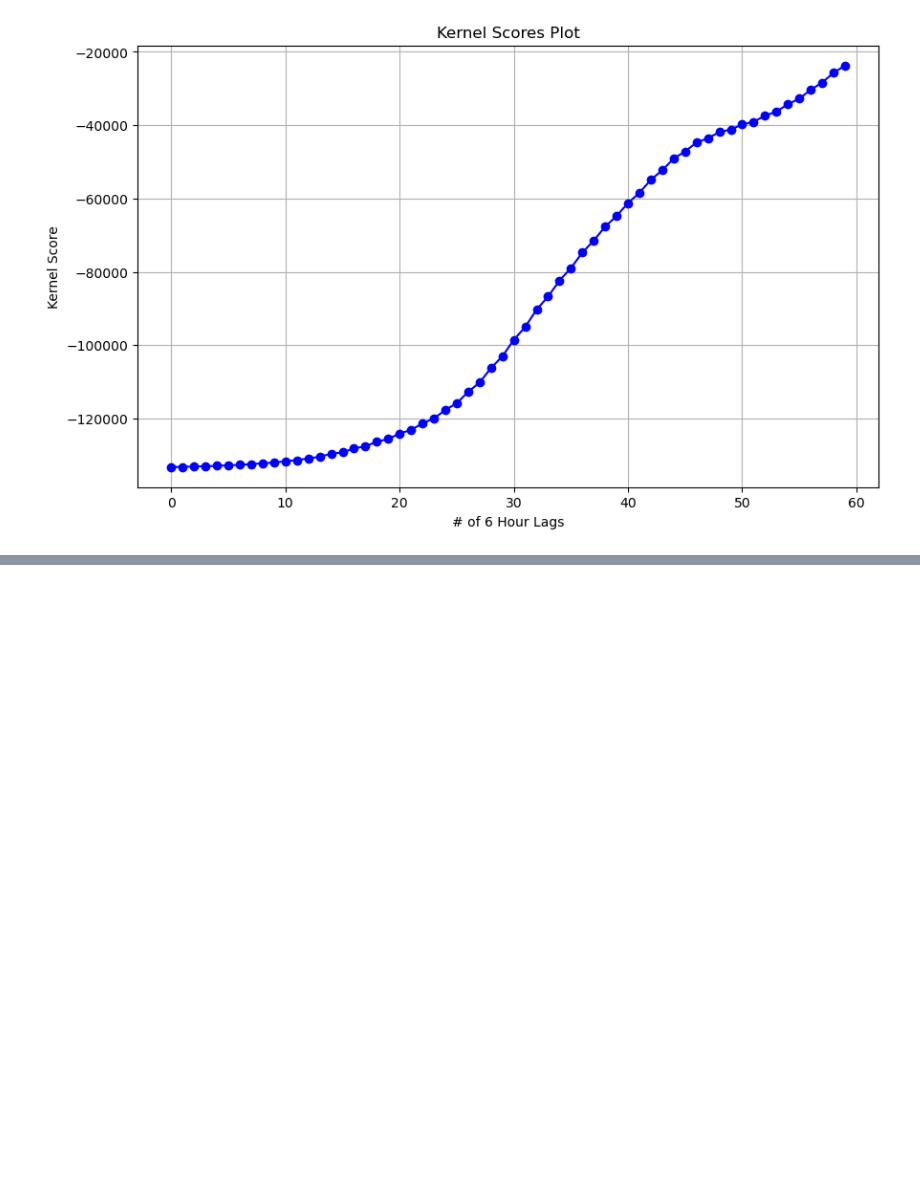
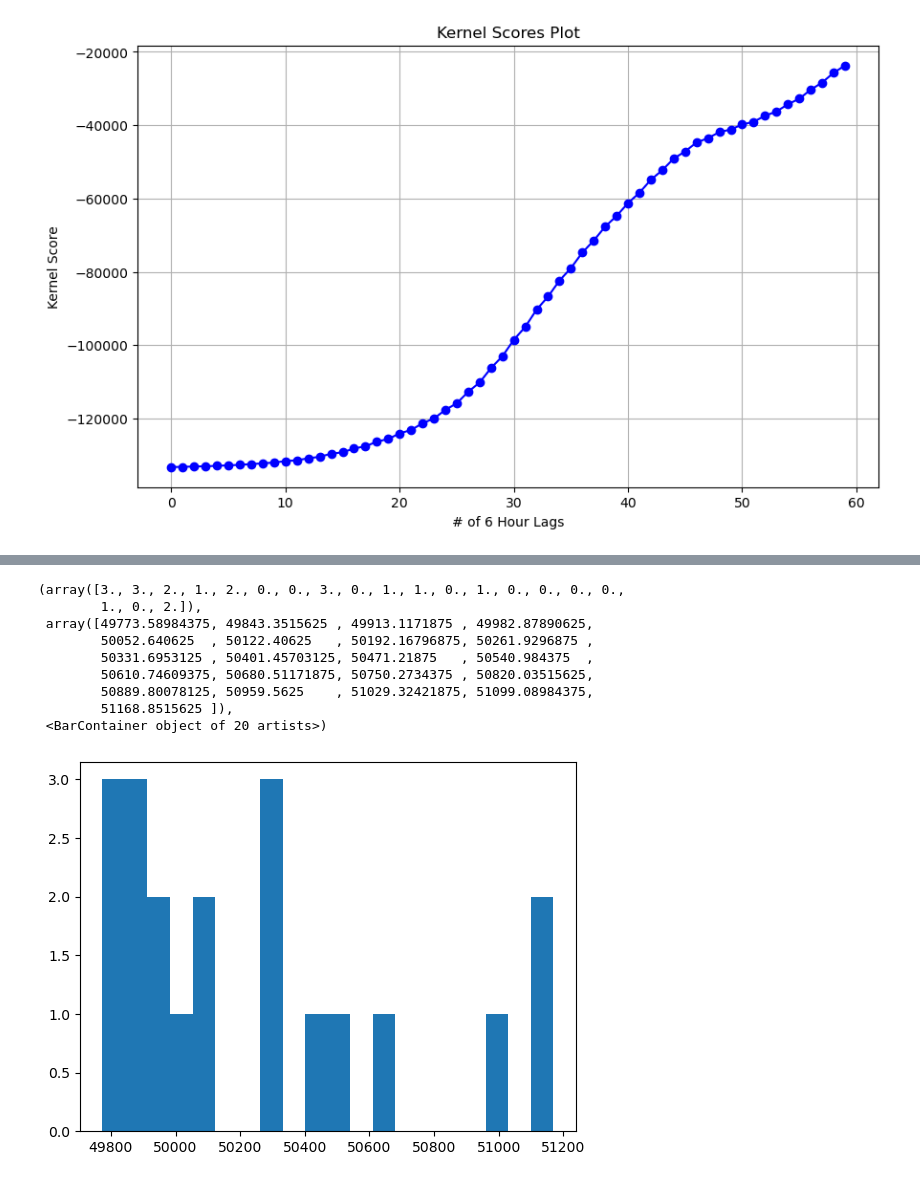
Before and after one commit to archerdodson/WeatherBench2-Implementation, a Jupyter notebook: SigKernelWeatherBench.ipynb, the cells around one changed output, grey strips where cells are left out. Drawn from its saved outputs; the diff is of its cells as text; code cells hidden in the pictures; blank space fills up the shorter version.

```diff
--- a/SigKernelWeatherBench.ipynb
+++ b/SigKernelWeatherBench.ipynb
@@ -471,0 +492,14 @@ plt.show()
+# %%
+savedfor[:,0,0,0,0]
+plt.hist(savedfor[:,0,0,0,0], bins = 20)
+# %% [output]
+(array([3., 3., 2., 1., 2., 0., 0., 3., 0., 1., 1., 0., 1., 0., 0., 0., 0.,
+        1., 0., 2.]),
+ array([49773.58984375, 49843.3515625 , 49913.1171875 , 49982.87890625,
+        50052.640625  , 50122.40625   , 50192.16796875, 50261.9296875 ,
+        50331.6953125 , 50401.45703125, 50471.21875   , 50540.984375  ,
+        50610.74609375, 50680.51171875, 50750.2734375 , 50820.03515625,
+        50889.80078125, 50959.5625    , 51029.32421875, 51099.08984375,
+        51168.8515625 ]),
+ <BarContainer object of 20 artists>)
+[figure, added]
```
Also changed, not shown: parts of 7 cells of this notebook, 2 other files.
